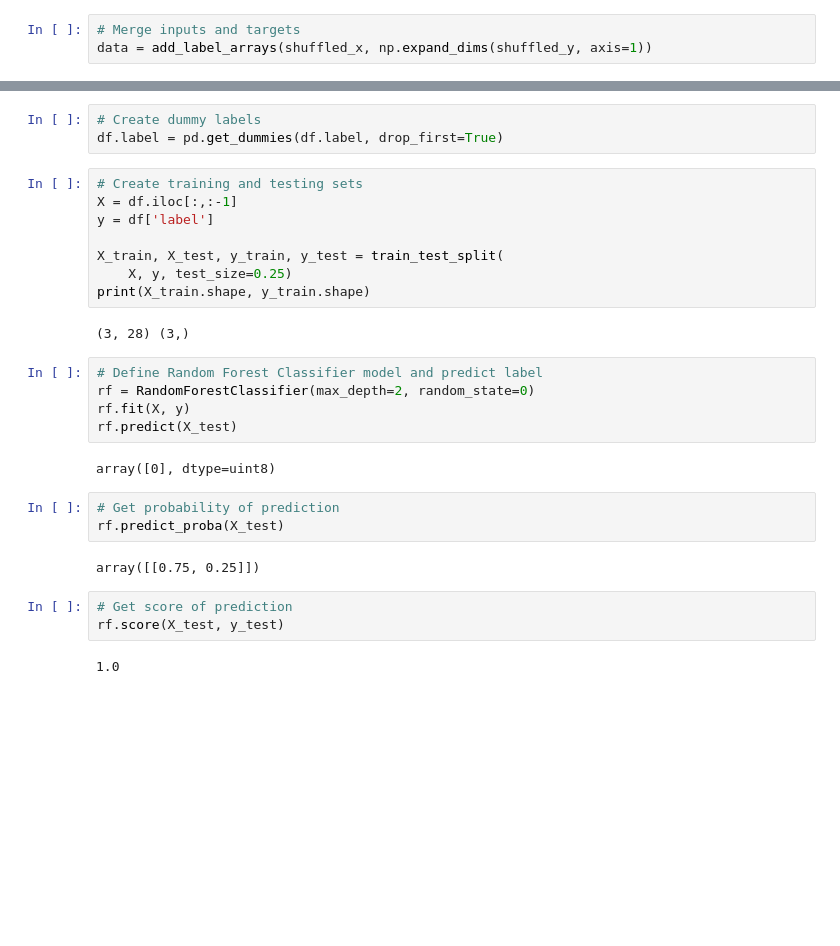
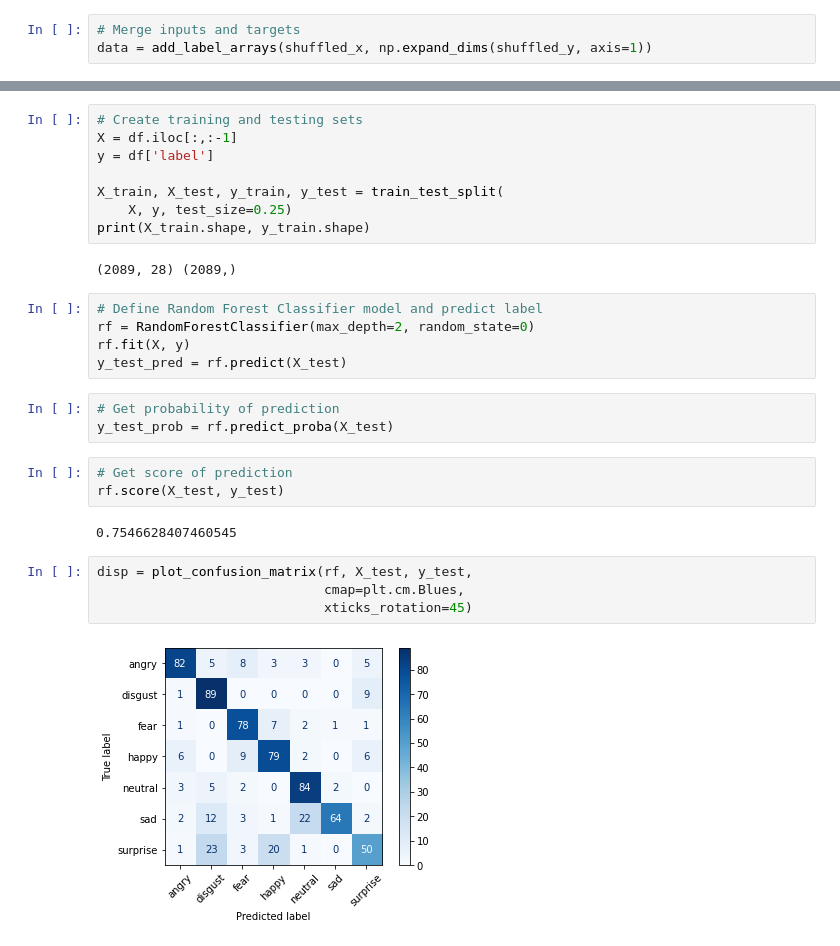
Before and after one commit to DAndresSanchez/Audio_Sentiment_Analysis, a Jupyter notebook: Sentiment_Analysis_RF.ipynb, the cells around one changed output, grey strips where cells are left out. Drawn from its saved outputs; the diff is of its cells as text; blank space fills up the shorter version.

```diff
--- a/Sentiment_Analysis_RF.ipynb
+++ b/Sentiment_Analysis_RF.ipynb
@@ -47,6 +50,3 @@ df.head(5)
-# %%
-# Create dummy labels
-df.label = pd.get_dummies(df.label, drop_first=True)
 # %%
 # Create training and testing sets
 X = df.iloc[:,:-1]
@@ -56,21 +56,23 @@ X_train, X_test, y_train, y_test = train_test_split(
     X, y, test_size=0.25)
 print(X_train.shape, y_train.shape)
 # %% [output]
-(3, 28) (3,)
+(2089, 28) (2089,)
 # %%
 # Define Random Forest Classifier model and predict label
 rf = RandomForestClassifier(max_depth=2, random_state=0)
 rf.fit(X, y)
-rf.predict(X_test)
+y_test_pred = rf.predict(X_test)
-# %% [output]
-array([0], dtype=uint8)
 # %%
 # Get probability of prediction
-rf.predict_proba(X_test)
+y_test_prob = rf.predict_proba(X_test)
-# %% [output]
-array([[0.75, 0.25]])
 # %%
 # Get score of prediction
 rf.score(X_test, y_test)
 # %% [output]
-1.0
+0.7546628407460545
+# %%
+disp = plot_confusion_matrix(rf, X_test, y_test,
+                             cmap=plt.cm.Blues,
+                             xticks_rotation=45)
+# %% [output]
+[figure, added]
```
Also changed, not shown: parts of 3 cells of this notebook, 6 other files.
